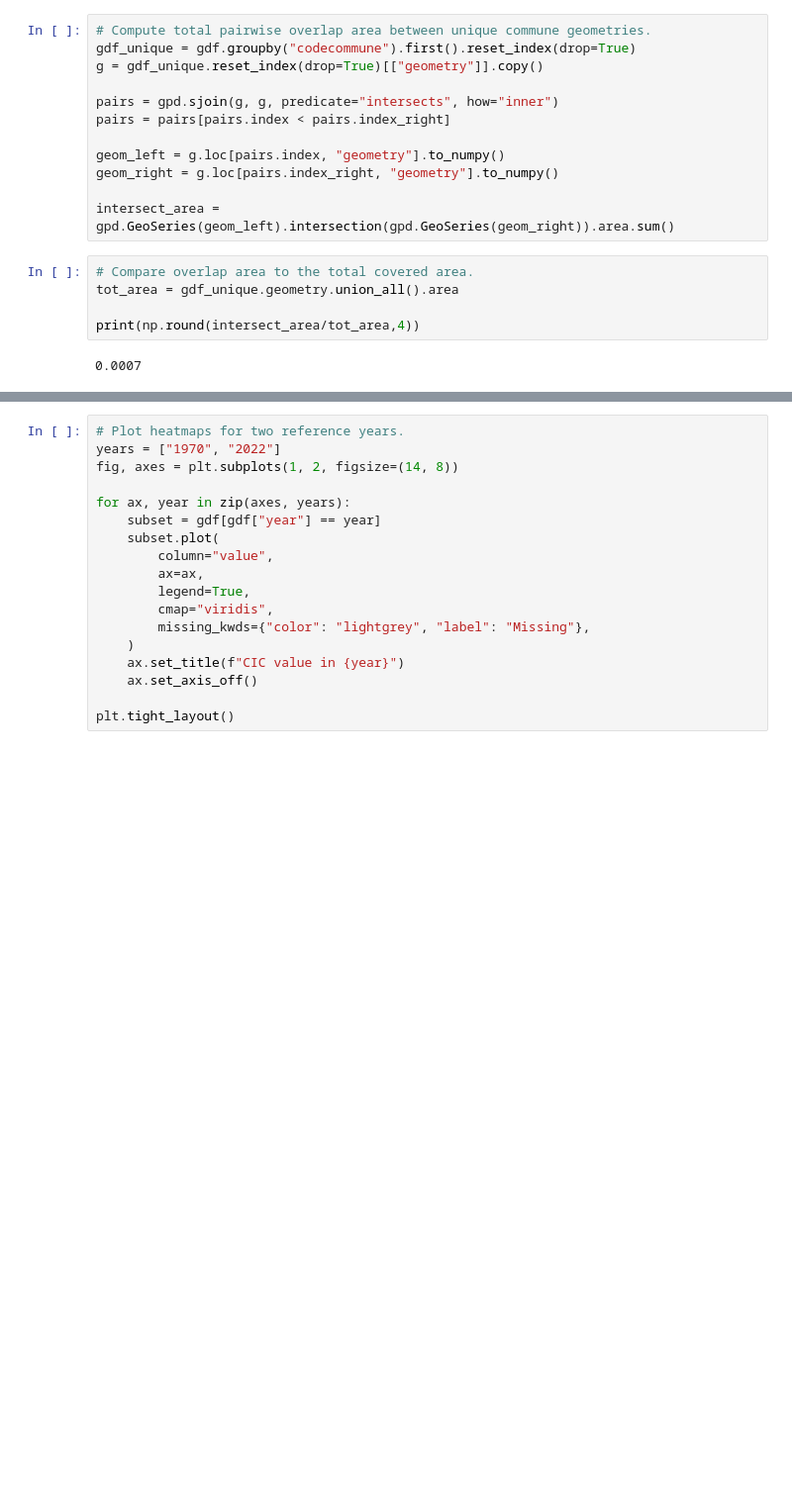
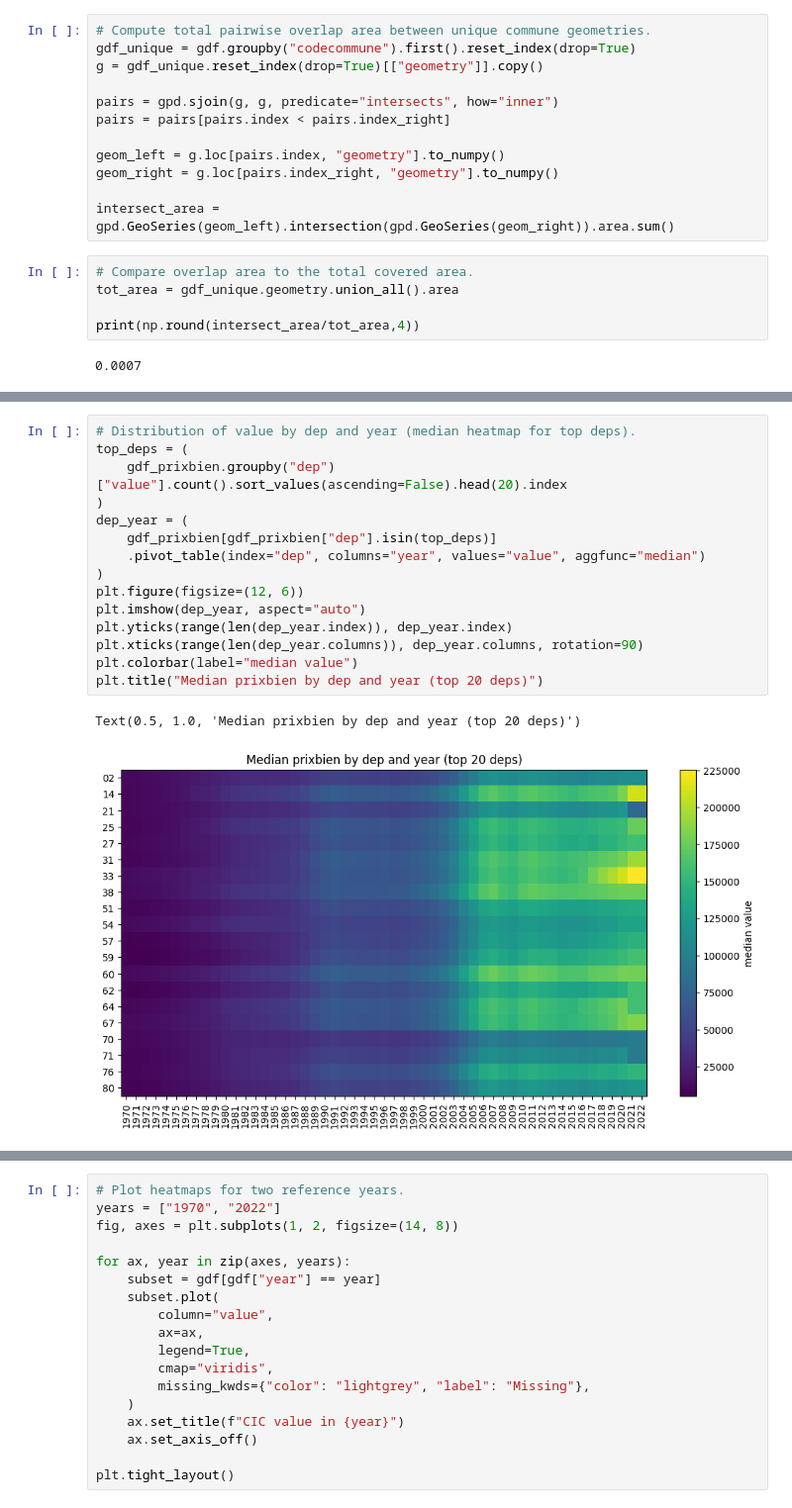
Before and after one commit to biondi-s/re_france, a Jupyter notebook: notebooks/01_cic_heatmap.ipynb, the cells around one changed output, grey strips where cells are left out. Shown at 99% size. Drawn from its saved outputs; the diff is of its cells as text; blank space fills up the shorter version.

```diff
--- a/notebooks/01_cic_heatmap.ipynb
+++ b/notebooks/01_cic_heatmap.ipynb
@@ -63,0 +112,18 @@ print(np.round(intersect_area/tot_area,4))
+# %%
+# Distribution of value by dep and year (median heatmap for top deps).
+top_deps = (
+    gdf_prixbien.groupby("dep")["value"].count().sort_values(ascending=False).head(20).index
+)
+dep_year = (
+    gdf_prixbien[gdf_prixbien["dep"].isin(top_deps)]
+    .pivot_table(index="dep", columns="year", values="value", aggfunc="median")
+)
+plt.figure(figsize=(12, 6))
+plt.imshow(dep_year, aspect="auto")
+plt.yticks(range(len(dep_year.index)), dep_year.index)
+plt.xticks(range(len(dep_year.columns)), dep_year.columns, rotation=90)
+plt.colorbar(label="median value")
+plt.title("Median prixbien by dep and year (top 20 deps)")
+# %% [output]
+Text(0.5, 1.0, 'Median prixbien by dep and year (top 20 deps)')
+[figure, added]
```
Also changed, not shown: parts of 23 cells of this notebook, 1 other file.
